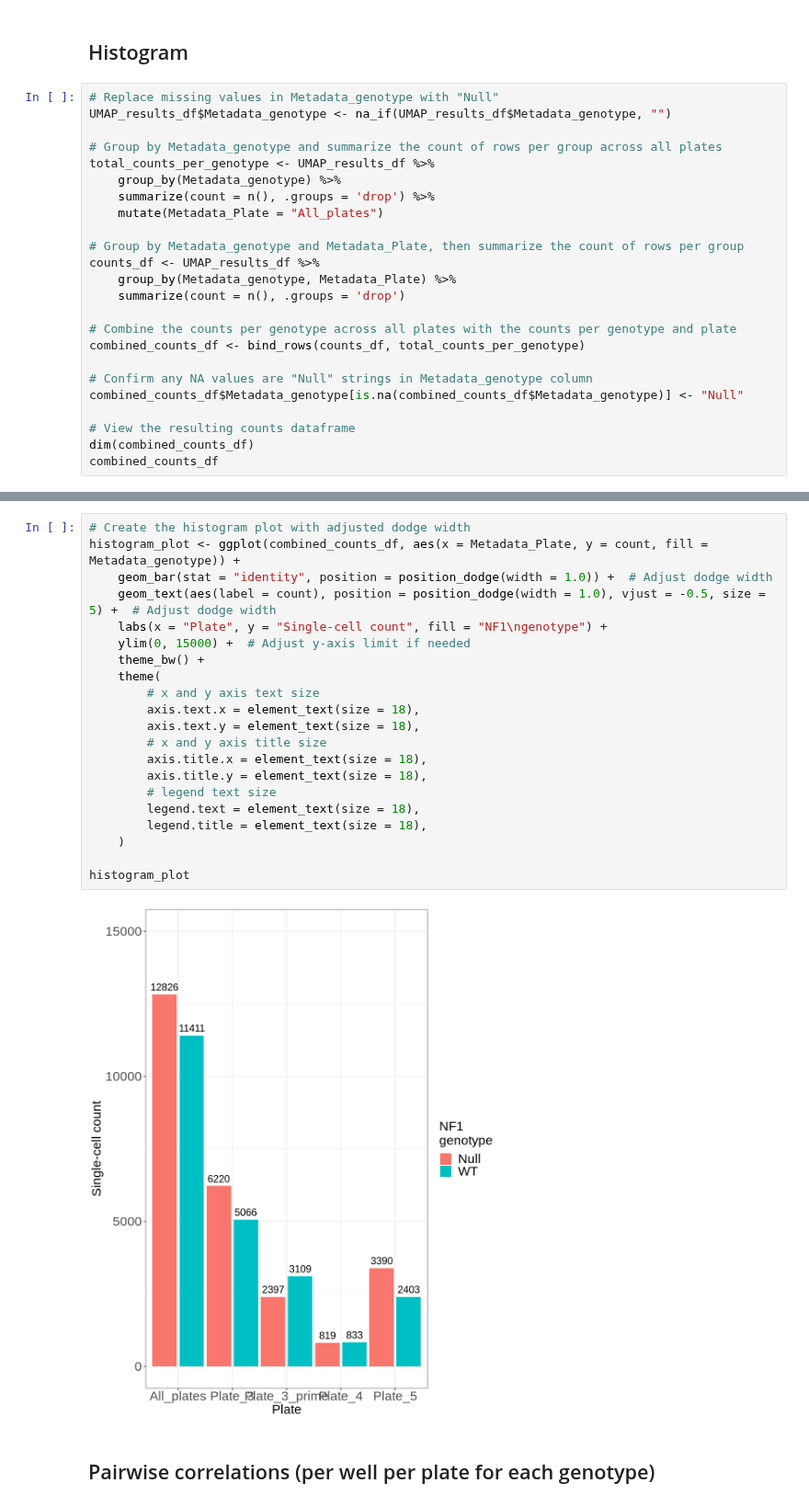
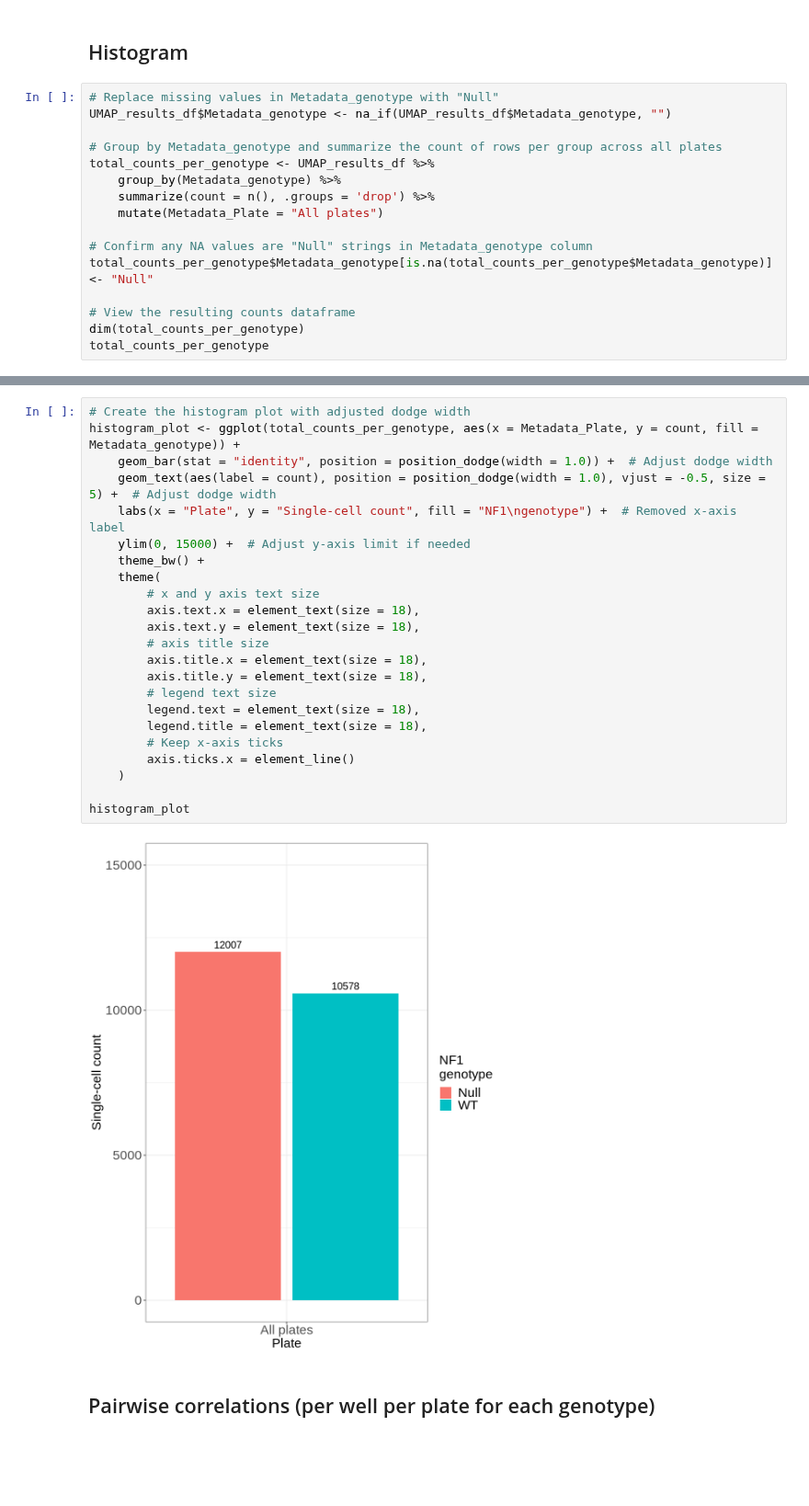
Before and after one commit to WayScience/NF1_SchwannCell_data_analysis, a Jupyter notebook: 3.figures/main_figure_2/main_figure_2.ipynb, the cells around one changed output, grey strips where cells are left out. Shown at 92% size. Drawn from its saved outputs; the diff is of its cells as text; blank space fills up the shorter version.

Commit message:
update main figure 2

```diff
--- a/3.figures/main_figure_2/main_figure_2.ipynb
+++ b/3.figures/main_figure_2/main_figure_2.ipynb
@@ -99,20 +105,12 @@ UMAP_results_df$Metadata_genotype <- na_if(UMAP_results_df$Metadata_genotype, ""
 total_counts_per_genotype <- UMAP_results_df %>%
     group_by(Metadata_genotype) %>%
     summarize(count = n(), .groups = 'drop') %>%
-    mutate(Metadata_Plate = "All_plates")
-
-# Group by Metadata_genotype and Metadata_Plate, then summarize the count of rows per group
-counts_df <- UMAP_results_df %>%
-    group_by(Metadata_genotype, Metadata_Plate) %>%
-    summarize(count = n(), .groups = 'drop')
-
-# Combine the counts per genotype across all plates with the counts per genotype and plate
-combined_counts_df <- bind_rows(counts_df, total_counts_per_genotype)
+    mutate(Metadata_Plate = "All plates")
 
 # Confirm any NA values are "Null" strings in Metadata_genotype column
-combined_counts_df$Metadata_genotype[is.na(combined_counts_df$Metadata_genotype)] <- "Null"
+total_counts_per_genotype$Metadata_genotype[is.na(total_counts_per_genotype$Metadata_genotype)] <- "Null"
 
 # View the resulting counts dataframe
-dim(combined_counts_df)
-combined_counts_df
+dim(total_counts_per_genotype)
+total_counts_per_genotype
 # %% [output]
@@ -133,26 +123,28 @@ A tibble: 10 × 3
 # %%
 # Create the histogram plot with adjusted dodge width
-histogram_plot <- ggplot(combined_counts_df, aes(x = Metadata_Plate, y = count, fill = Metadata_genotype)) +
+histogram_plot <- ggplot(total_counts_per_genotype, aes(x = Metadata_Plate, y = count, fill = Metadata_genotype)) +
     geom_bar(stat = "identity", position = position_dodge(width = 1.0)) +  # Adjust dodge width
     geom_text(aes(label = count), position = position_dodge(width = 1.0), vjust = -0.5, size = 5) +  # Adjust dodge width
-    labs(x = "Plate", y = "Single-cell count", fill = "NF1\ngenotype") +
+    labs(x = "Plate", y = "Single-cell count", fill = "NF1\ngenotype") +  # Removed x-axis label
     ylim(0, 15000) +  # Adjust y-axis limit if needed
     theme_bw() +
     theme(
         # x and y axis text size
         axis.text.x = element_text(size = 18),
         axis.text.y = element_text(size = 18),
-        # x and y axis title size
+        # axis title size
         axis.title.x = element_text(size = 18),
         axis.title.y = element_text(size = 18),
         # legend text size
         legend.text = element_text(size = 18),
         legend.title = element_text(size = 18),
+        # Keep x-axis ticks
+        axis.ticks.x = element_line()
     )
 
 histogram_plot
 # %% [output]
-[figure, old version]
+[figure, new version]
 # %% [markdown]
 ## Pairwise correlations (per well per plate for each genotype)
 # %%
```
Also changed, not shown: parts of 9 cells of this notebook, 2 other files.
